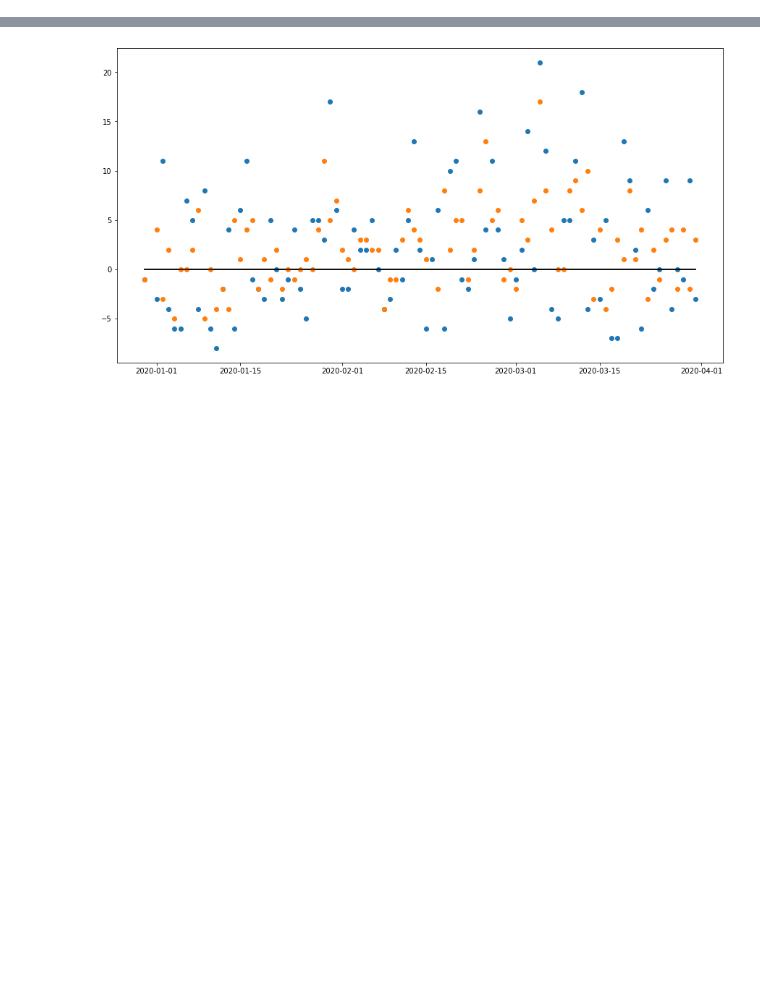
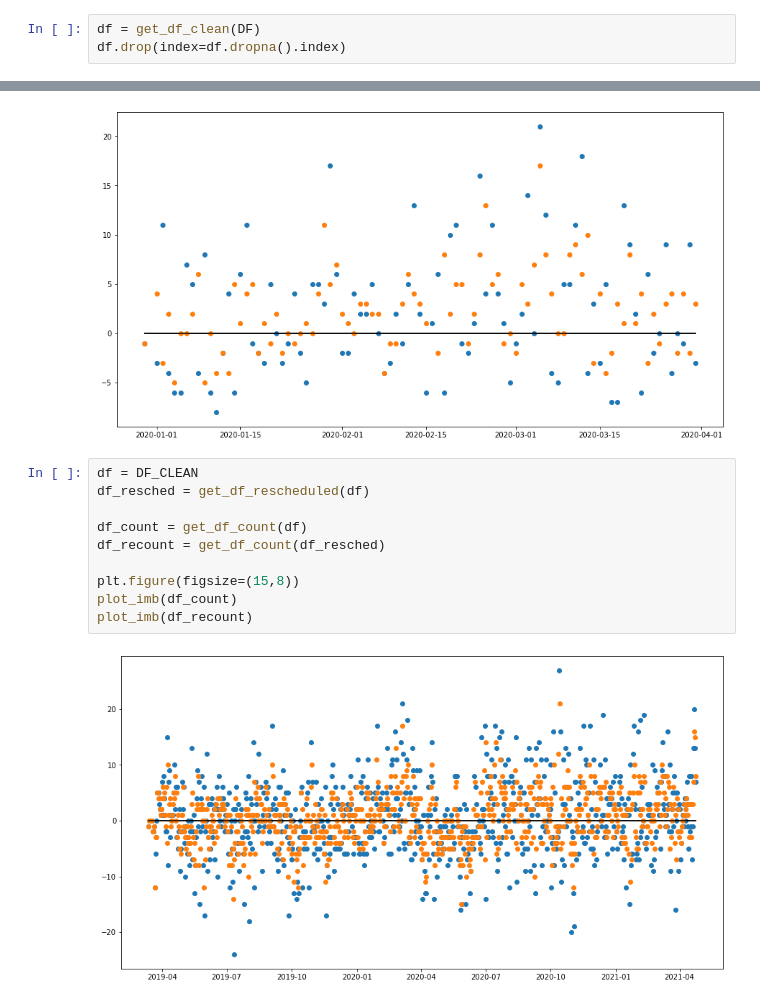
Before and after one commit to tranndt/ml-usra2021-NexusDataChallengeBison, a Jupyter notebook: [05-2021] Nexus Data Challenge/Algorithm.ipynb, the cells around one changed output, grey strips where cells are left out. Cells and saved outputs as stored; diff of their text form; blank space fills up the shorter version.

```diff
--- a/[05-2021] Nexus Data Challenge/Algorithm.ipynb
+++ b/[05-2021] Nexus Data Challenge/Algorithm.ipynb
@@ -70,0 +120,3 @@ def get_imb(df,date,col="Imbalance"):
+# %%
+df = get_df_clean(DF)
+df.drop(index=df.dropna().index)
@@ -648,3 +700,15 @@ plot_imb(df_count)
 plot_imb(df_recount)
 # %% [output]
 [figure]
+# %%
+df = DF_CLEAN
+df_resched = get_df_rescheduled(df)
+
+df_count = get_df_count(df)
+df_recount = get_df_count(df_resched)
+
+plt.figure(figsize=(15,8))
+plot_imb(df_count)
+plot_imb(df_recount)
+# %% [output]
+[figure, added]
```
Also changed, not shown: parts of 14 cells of this notebook.
